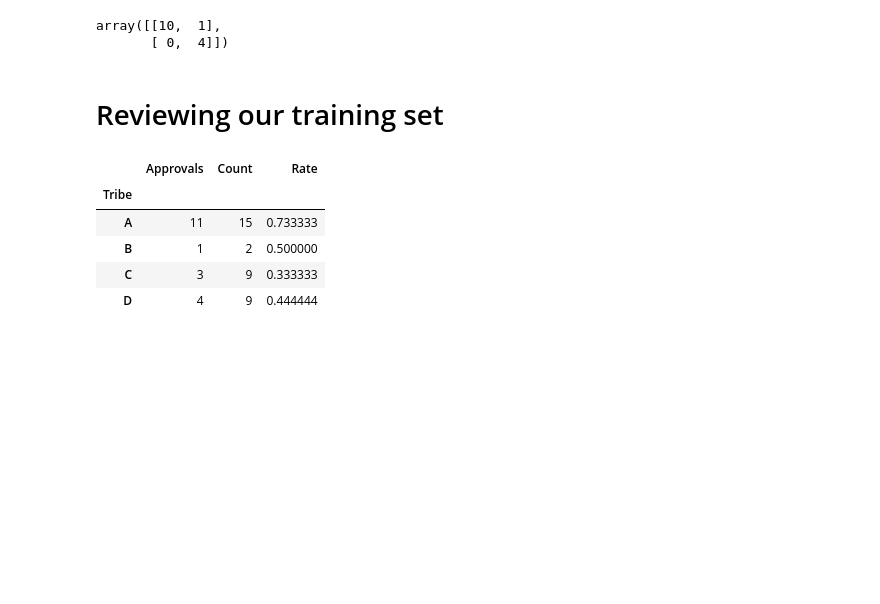
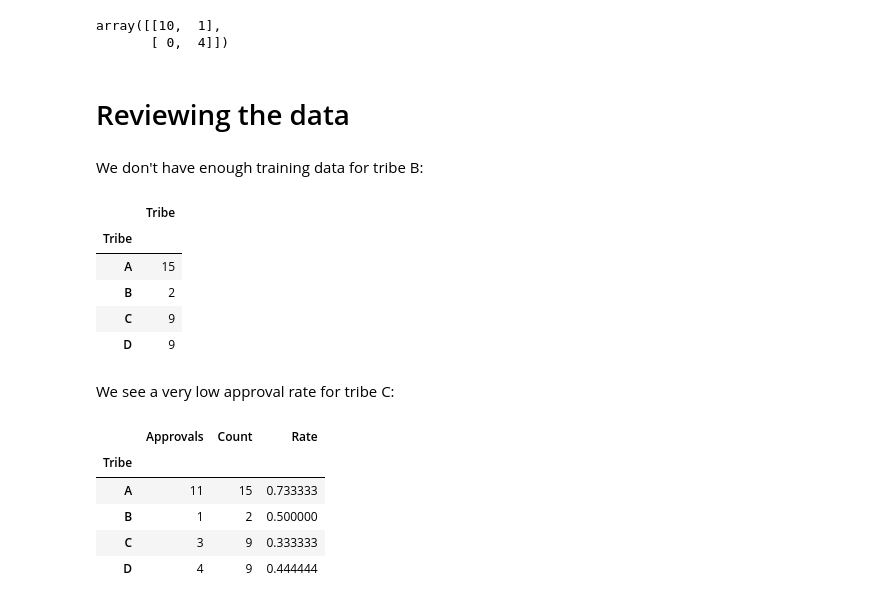
Before and after one commit to brookingcharlie/ml-dis, a Jupyter notebook: notebook.ipynb, the cells around one changed output. Drawn from its saved outputs; the diff is of its cells as text; code cells hidden in the pictures; blank space fills up the shorter version.

```diff
--- a/notebook.ipynb
+++ b/notebook.ipynb
@@ -169,8 +150,21 @@ confusion_matrix(test['Approval'], p)
 # %% [output]
 array([[10,  1],
        [ 0,  4]])
-# %% [markdown]
-# Reviewing our training set
+# %% [markdown]
+# Reviewing the data
+# %% [markdown]
+We don't have enough training data for tribe B:
+# %%
+train.groupby(['Tribe'])[['Tribe']].count()
+# %% [output]
+|  | Tribe |
+| Tribe |  |
+| A | 15 |
+| B | 2 |
+| C | 9 |
+| D | 9 |
+# %% [markdown]
+We see a very low approval rate for tribe C:
 # %%
 pd.DataFrame({
     'Count': train.groupby(['Tribe'])['Tribe'].count(),
```
Also changed, not shown: parts of 11 cells of this notebook.
